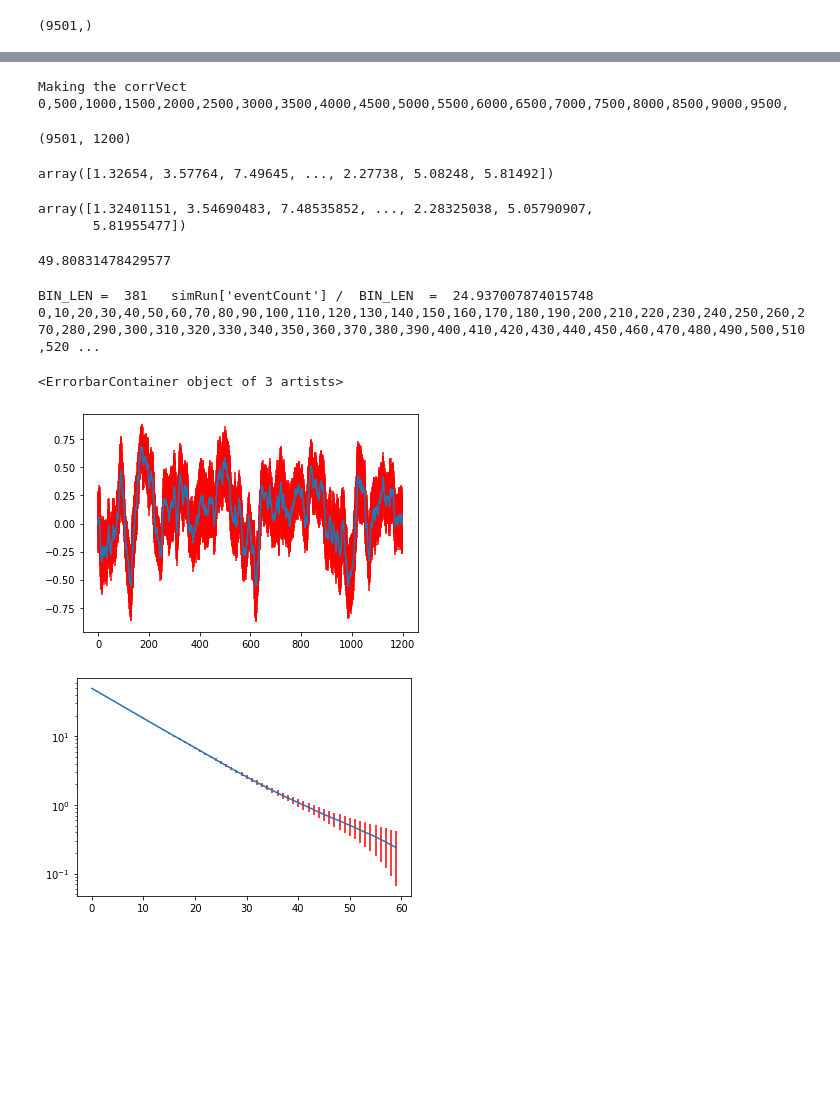
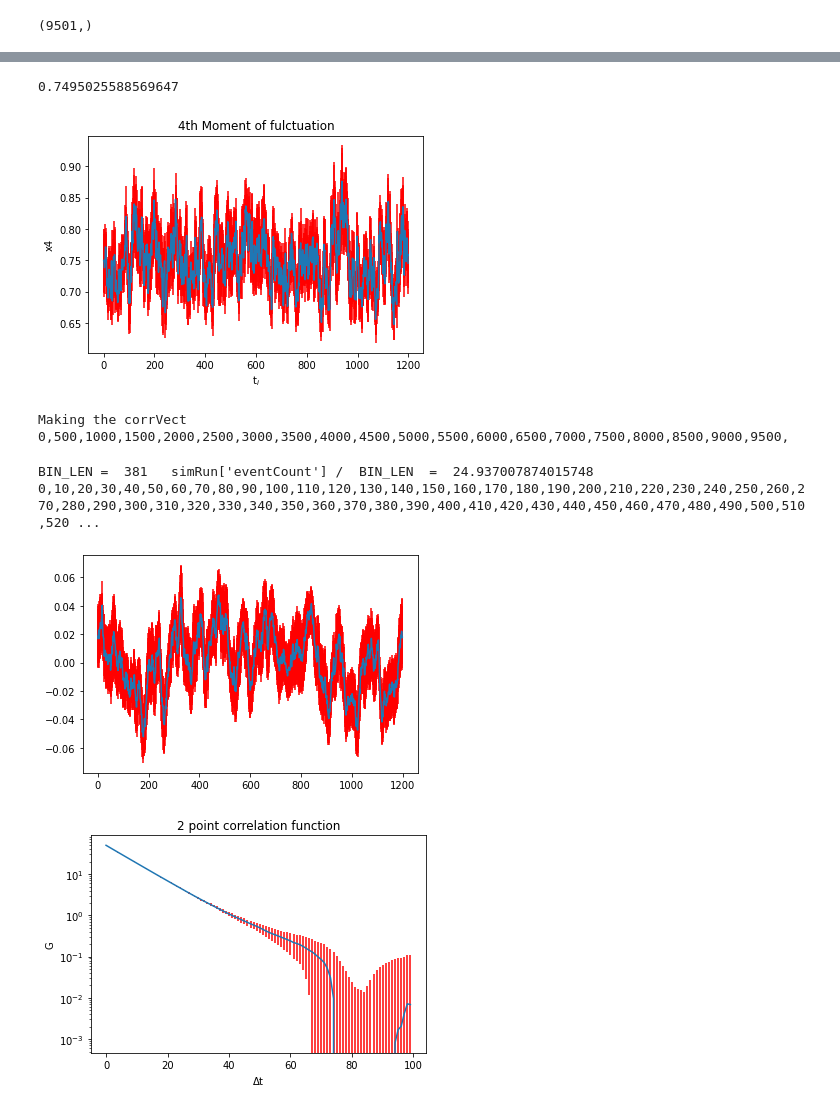
Before and after one commit to ats2008/bs_final_project_2019, a Jupyter notebook: hoMCAnalysis/Data Analysis - Analysis temp.ipynb, the cells around one changed output, grey strips where cells are left out. Cells and saved outputs as stored; diff of their text form; code cells hidden in the pictures; blank space fills up the shorter version.

```diff
--- a/hoMCAnalysis/Data Analysis - Analysis temp.ipynb
+++ b/hoMCAnalysis/Data Analysis - Analysis temp.ipynb
@@ -325,9 +307,8 @@ for m in range(int(simRun['N'])):
     if(m%20==0):
         print(m,end=",")
     d=jacknife2([i**2 for i in deltaXt[:,m]],Average,BIN_LEN)
-    x2_vec.append(d[0])
-    x2_vec_err.append(d[1])
-plt.errorbar([i for i in range(simRun['N'])],x2_vec,x2_vec_err,ecolor='r')
+    x2_vec.append(d[0]*scale**2)
+    x2_vec_err.append(d[1]*scale**2)
 # %% [output]
 jacknifing  x2 of fluctuations
 BIN_LEN =  381   simRun['eventCount'] /  BIN_LEN  =  24.937007874015748
@@ -356,17 +344,8 @@ for m in range(int(simRun['N'])):
     if(m%20==0):
         print(m,end=",")
     d=jacknife2([i**3 for i in deltaXt[:,m]],Average,BIN_LEN)
-    x3_vec.append(d[0])
-    x3_vec_err.append(d[1])
-plt.errorbar([i for i in range(simRun['N'])],x3_vec,x3_vec_err,ecolor='r')
-
-print()
-x3_vec=np.array(x3_vec)
-x3_vec_err=np.array(x3_vec_err)
-_X3_AVG,_X3_ERR=AverageWithErr(x3_vec,x3_vec_err)
-X3_AVG=Average(x3_vec)
-# print(_X2_AVG," +/- ",_X2_ERR)
-print("<deltaX^2> = ",Average(x3_vec))
+    x3_vec.append(d[0]*scale**3)
+    x3_vec_err.append(d[1]*scale**3)
 # %% [output]
 jacknifing Vect x3
 BIN_LEN =  381   simRun['eventCount'] /  BIN_LEN  =  24.937007874015748
@@ -385,13 +380,8 @@ for m in range(int(simRun['N'])):
     if(m%20==0):
         print(m,end=",")
     d=jacknife2([i**4 for i in deltaXt[:,m]],Average,BIN_LEN)
-    x4_vec.append(d[0])
-    x4_vec_err.append(d[1])
-plt.errorbar([i for i in range(simRun['N'])],x4_vec,x4_vec_err,ecolor='r')
-
-print()
-X4_AVG=Average(x4_vec)
-print(X4_AVG)
+    x4_vec.append(d[0]*scale**4)
+    x4_vec_err.append(d[1]*scale**4)
 # %% [output]
 jacknifing Vect x4
 BIN_LEN =  381   simRun['eventCount'] /  BIN_LEN  =  24.937007874015748
@@ -401,3 +389,18 @@ BIN_LEN =  381   simRun['eventCount'] /  BIN_LEN  =  24.937007874015748
+# %%
+x4_vec=np.array(x4_vec)
+x4_vec_err=np.array(x4_vec_err)
+plt.errorbar([i for i in range(simRun['N'])],x4_vec,x4_vec_err,ecolor='r')
+plt.title("4th Moment of fulctuation")
+plt.xlabel("t$_{i}$")
+plt.ylabel("x4")
+
+plt.savefig("x4.jpeg")
+print()
+X4_AVG=Average(x4_vec)
+print(X4_AVG)
+# %% [output]
+0.7495025588569647
+[figure, added]
 # %%
 print()
 print("Making the corrVect")
@@ -410,6 +413,7 @@ for j in range(simRun['eventCount']):
     xCorr=[]
     if(j%500==0):
         print(j,end=",")
+    N=len(deltaXt[j])
     for i in range(N):
         xCorr.append(sum(deltaXt[j]*xtemp[i:i+N])/N)
     corrDeltaX.append(np.array(xCorr))
@@ -417,23 +421,6 @@ corrDeltaX=np.array(corrDeltaX)
 # %% [output]
 Making the corrVect
 0,500,1000,1500,2000,2500,3000,3500,4000,4500,5000,5500,6000,6500,7000,7500,8000,8500,9000,9500,
-# %%
-corrDeltaX.shape
-# %% [output]
-(9501, 1200)
-# %%
-simRun['obs']['xvec'][0]
-# %% [output]
-array([1.32654, 3.57764, 7.49645, ..., 2.27738, 5.08248, 5.81492])
-# %%
-deltaXt[0]
-# %% [output]
-array([1.32401151, 3.54690483, 7.48535852, ..., 2.28325038, 5.05790907,
-       5.81955477])
-# %%
-sum(corrDeltaX[:,0])/len(corrDeltaX[:,0])
-# %% [output]
-49.80831478429577
 # %%
 BIN_LEN=int(simRun['eventCount']/25 +1)
 x1x2=[]
@@ -451,16 +438,20 @@ BIN_LEN =  381   simRun['eventCount'] /  BIN_LEN  =  24.937007874015748
 # %%
 plt.yscale("linear")
 plt.errorbar([i for i in range(len(x1_vec))],x1_vec,x1_vec_err,ecolor='r')
 plt.figure()
 n=int(len(x1x2)/2)
 plt.yscale("log")
 # plt.errorbar([i for i in range(n)],np.abs(x1x2[:n]),np.abs(x1x2_err[:n]),ecolor='r')
-n=60
+n=100
 plt.errorbar([i for i in range(n)],x1x2[:n],x1x2_err[:n],ecolor='r')
+plt.title("2 point correlation function")
+plt.xlabel("$\Delta$t")
+plt.ylabel("G")
+
+plt.savefig("correlation.jpeg")
 # %% [output]
-<ErrorbarContainer object of 3 artists>
-[figure, old version]
+[figure, new version]
-[figure, old version]
+[figure, new version]
 # %%
 for i in range(1000):
     if x1x2[i]<0:
```
Also changed, not shown: parts of 23 cells of this notebook.
